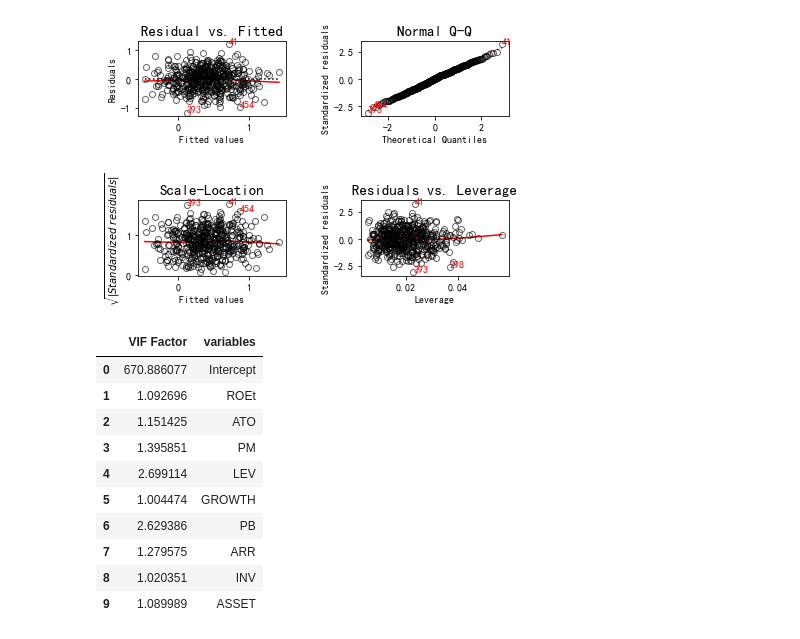
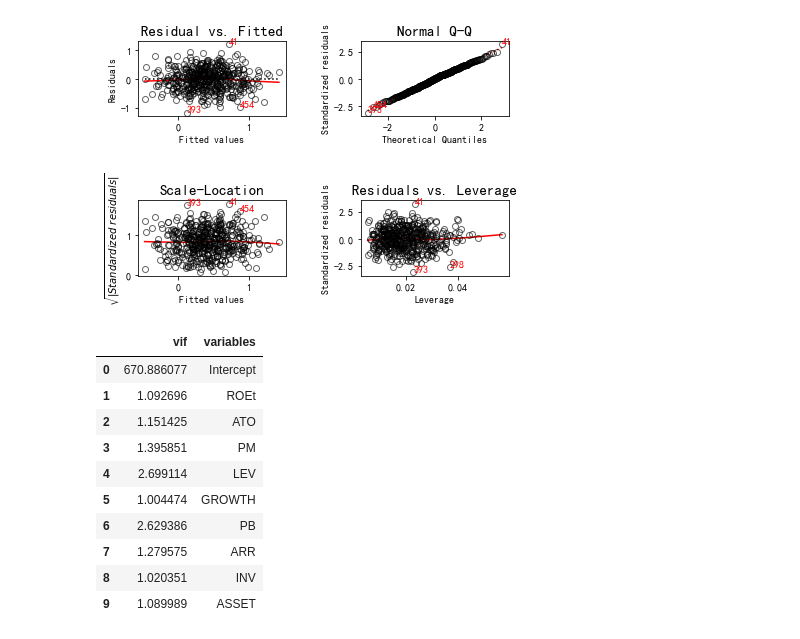
Before and after one commit to git-wy/SimplePython, a Jupyter notebook: Chapter 1 从R到Python/CH 1_1 线性回归/CH 1_1 code.ipynb, the cells around one changed output. Saved outputs shown, nothing was run; the diff lists cells and outputs as text; code cells hidden in the pictures.

```diff
--- a/Chapter 1 从R到Python/CH 1_1 线性回归/CH 1_1 code.ipynb
+++ b/Chapter 1 从R到Python/CH 1_1 线性回归/CH 1_1 code.ipynb
@@ -21,7 +21,7 @@ from statsmodels.stats.outliers_influence import variance_inflation_factor
 # %%
 # 导入数据之导入txt文件
 
-data = pd.read_csv('E:\Data Mining\SimplePython\Chapter 1 从R到Python\CH 1_1 线性回归\CH 1_1 data.txt', sep = '\s+')
+data = pd.read_csv('E:/Data Mining/SimplePython/Chapter 1 从R到Python/CH 1_1 线性回归/CH 1_1 data.txt', sep = '\s+')
 # %%
 # 预览数据（方法一）
 
@@ -227,15 +232,15 @@ lmdiag.plot(model3)
 # %%
 # 共线性诊断
 
 y, X = dmatrices( 'ROE ~ ROEt + ATO + PM + LEV + GROWTH + PB + ARR + INV + ASSET',
                   data = data2002_a, return_type= 'dataframe')
 
 vif = pd.DataFrame()  # 构造空的数据框
-vif["VIF Factor"] = [variance_inflation_factor(X.values, i) for i in range(X.shape[1])]
+vif["vif"] = [variance_inflation_factor(X.values, i) for i in range(X.shape[1])]
 vif["variables"] = X.columns
 vif
 # %% [output]
-|  | VIF Factor | variables |
+|  | vif | variables |
 | 0 | 670.886077 | Intercept |
 | 1 | 1.092696 | ROEt |
 | 2 | 1.151425 | ATO |
```
Also changed, not shown: parts of 15 cells of this notebook, 6 other files.
